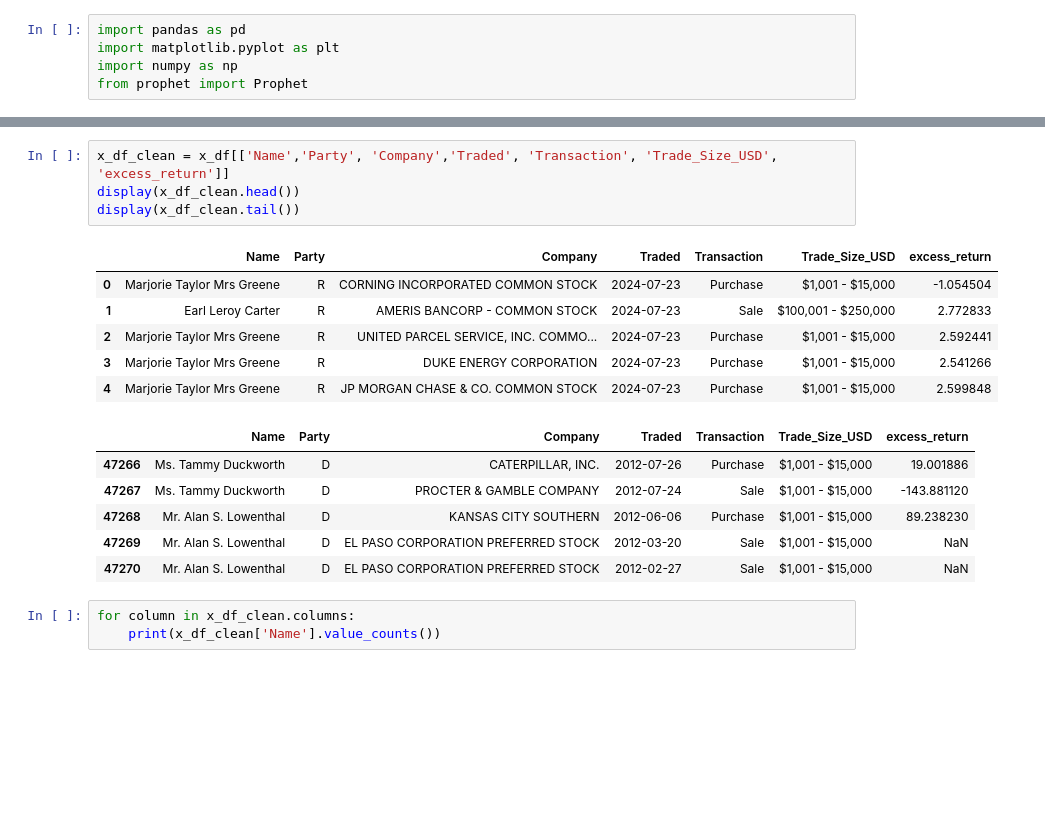
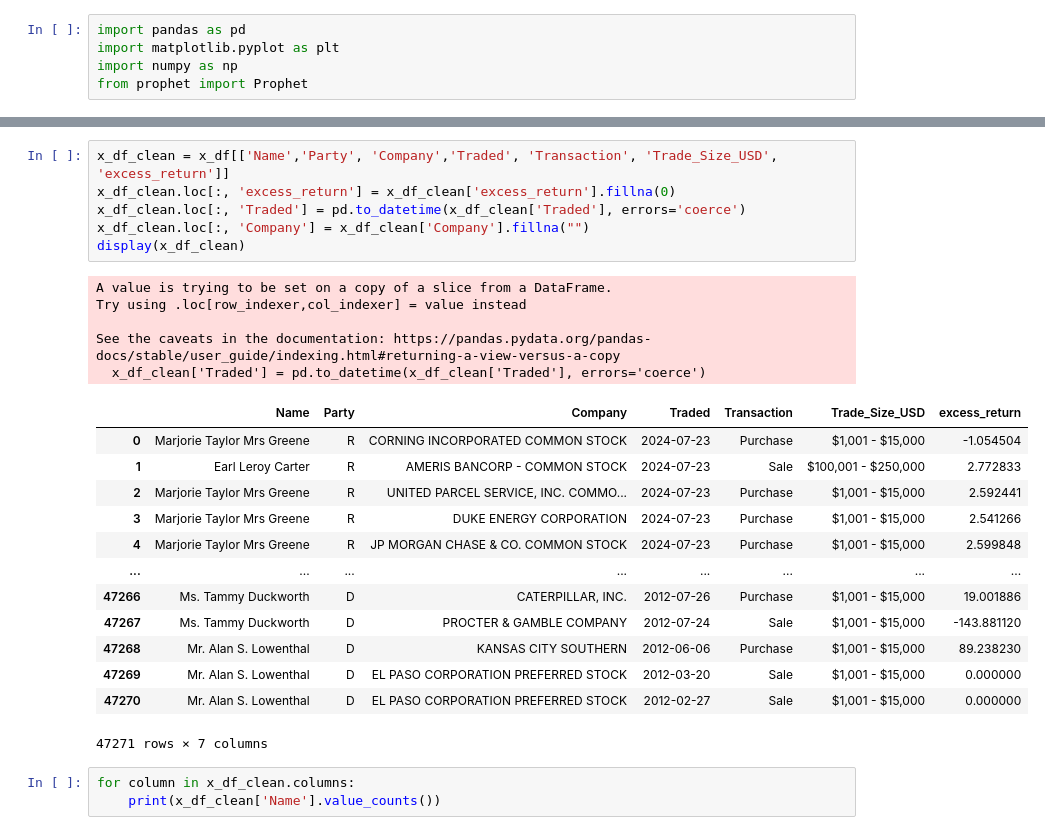
Before and after one commit to tsjohns9/ai-project-1, a Jupyter notebook: trev.ipynb, the cells around one changed output, grey strips where cells are left out. Saved outputs shown, nothing was run; the diff lists cells and outputs as text; blank space fills up the shorter version.

```diff
--- a/trev.ipynb
+++ b/trev.ipynb
@@ -37,21 +37,29 @@ display(x_df.head())
 | 4 | JPM | ST | JP MORGAN CHASE & CO. COMMON STOCK | 2024-07-23 | Purchase | $1,001 - $15,000 | NEW | NaN | NaN | ... |
 # %%
 x_df_clean = x_df[['Name','Party', 'Company','Traded', 'Transaction', 'Trade_Size_USD', 'excess_return']]
-display(x_df_clean.head())
-display(x_df_clean.tail())
+x_df_clean.loc[:, 'excess_return'] = x_df_clean['excess_return'].fillna(0)
+x_df_clean.loc[:, 'Traded'] = pd.to_datetime(x_df_clean['Traded'], errors='coerce')
+x_df_clean.loc[:, 'Company'] = x_df_clean['Company'].fillna("")
+display(x_df_clean)
 # %% [output]
+A value is trying to be set on a copy of a slice from a DataFrame.
+Try using .loc[row_indexer,col_indexer] = value instead
+
+See the caveats in the documentation: https://pandas.pydata.org/pandas-docs/stable/user_guide/indexing.html#returning-a-view-versus-a-copy
+  x_df_clean['Traded'] = pd.to_datetime(x_df_clean['Traded'], errors='coerce')
 |  | Name | Party | Company | Traded | Transaction | Trade_Size_USD | excess_return |
 | 0 | Marjorie Taylor Mrs Greene | R | CORNING INCORPORATED COMMON STOCK | 2024-07-23 | Purchase | $1,001 - $15,000 | -1.054504 |
 | 1 | Earl Leroy Carter | R | AMERIS BANCORP - COMMON STOCK | 2024-07-23 | Sale | $100,001 - $250,000 | 2.772833 |
 | 2 | Marjorie Taylor Mrs Greene | R | UNITED PARCEL SERVICE, INC. COMMO... | 2024-07-23 | Purchase | $1,001 - $15,000 | 2.592441 |
 | 3 | Marjorie Taylor Mrs Greene | R | DUKE ENERGY CORPORATION | 2024-07-23 | Purchase | $1,001 - $15,000 | 2.541266 |
 | 4 | Marjorie Taylor Mrs Greene | R | JP MORGAN CHASE & CO. COMMON STOCK | 2024-07-23 | Purchase | $1,001 - $15,000 | 2.599848 |
+| ... | ... | ... | ... | ... | ... | ... | ... |
+| 47266 | Ms. Tammy Duckworth | D | CATERPILLAR, INC. | 2012-07-26 | Purchase | $1,001 - $15,000 | 19.001886 |
+| 47267 | Ms. Tammy Duckworth | D | PROCTER & GAMBLE COMPANY | 2012-07-24 | Sale | $1,001 - $15,000 | -143.881120 |
+| 47268 | Mr. Alan S. Lowenthal | D | KANSAS CITY SOUTHERN | 2012-06-06 | Purchase | $1,001 - $15,000 | 89.238230 |
+| 47269 | Mr. Alan S. Lowenthal | D | EL PASO CORPORATION PREFERRED STOCK | 2012-03-20 | Sale | $1,001 - $15,000 | 0.000000 |
+| 47270 | Mr. Alan S. Lowenthal | D | EL PASO CORPORATION PREFERRED STOCK | 2012-02-27 | Sale | $1,001 - $15,000 | 0.000000 |
-|  | Name | Party | Company | Traded | Transaction | Trade_Size_USD | excess_return |
-| 47266 | Ms. Tammy Duckworth | D | CATERPILLAR, INC. | 2012-07-26 | Purchase | $1,001 - $15,000 | 19.001886 |
-| 47267 | Ms. Tammy Duckworth | D | PROCTER & GAMBLE COMPANY | 2012-07-24 | Sale | $1,001 - $15,000 | -143.881120 |
-| 47268 | Mr. Alan S. Lowenthal | D | KANSAS CITY SOUTHERN | 2012-06-06 | Purchase | $1,001 - $15,000 | 89.238230 |
-| 47269 | Mr. Alan S. Lowenthal | D | EL PASO CORPORATION PREFERRED STOCK | 2012-03-20 | Sale | $1,001 - $15,000 | NaN |
-| 47270 | Mr. Alan S. Lowenthal | D | EL PASO CORPORATION PREFERRED STOCK | 2012-02-27 | Sale | $1,001 - $15,000 | NaN |
+47271 rows × 7 columns
 # %%
 for column in x_df_clean.columns:
     print(x_df_clean['Name'].value_counts())
```
Also changed, not shown: parts of 6 cells of this notebook.
